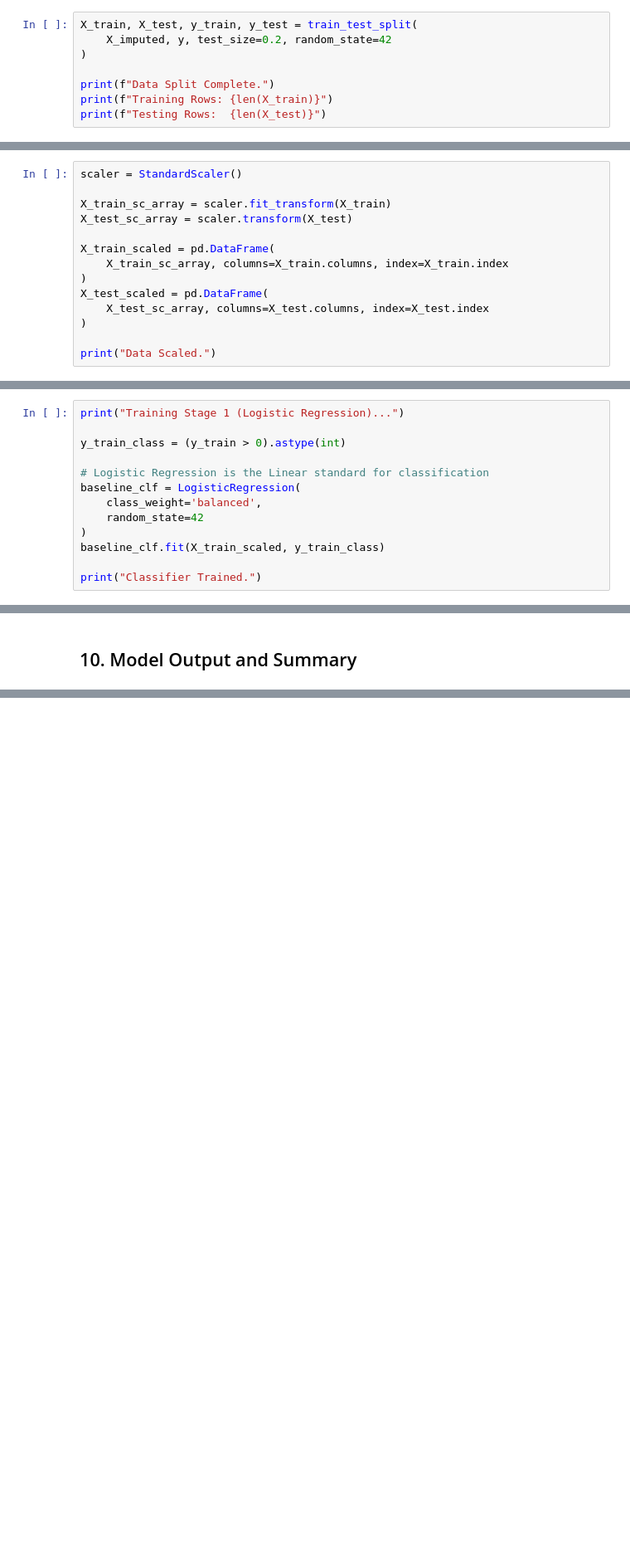
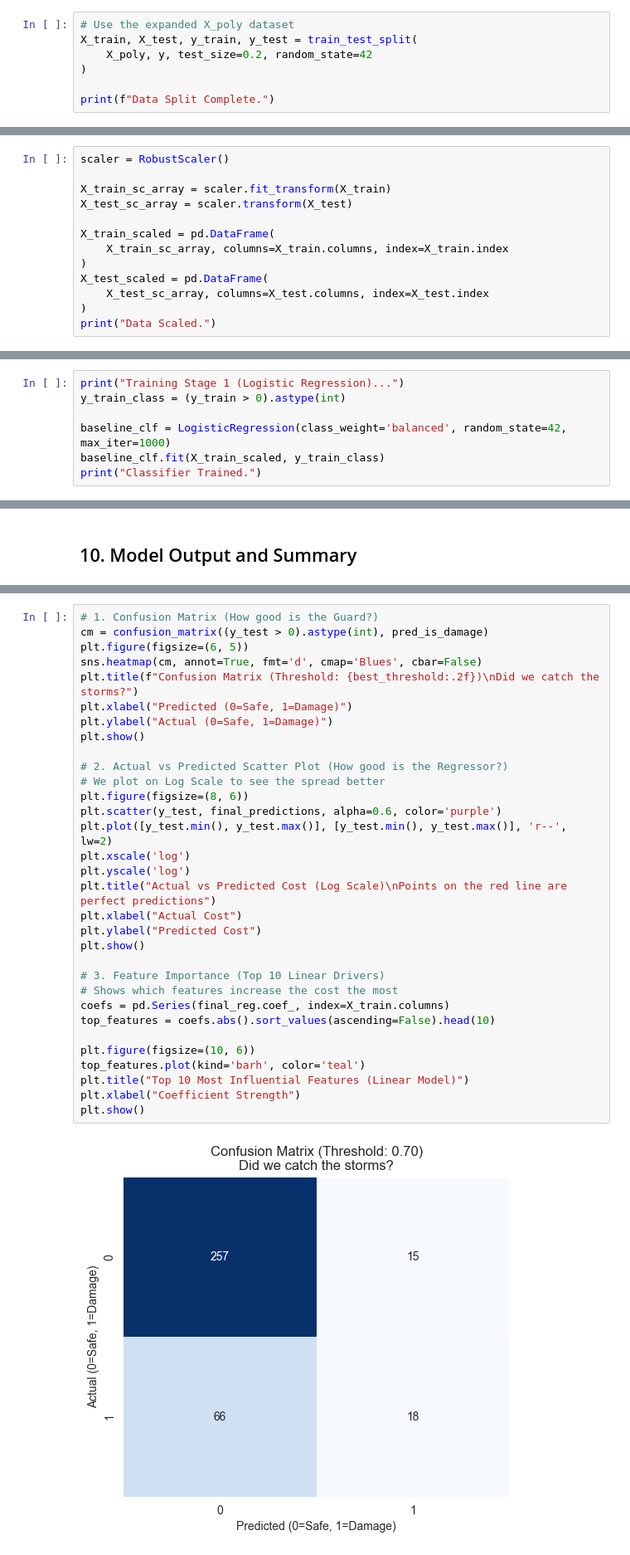
Before and after one commit to rachocr/Clustering-for-Post-Tropical-Cyclone-Impact-Profiling-in-the-Philippines, a Jupyter notebook: notebooks/Outcome Prediction/prediction_data_LR.ipynb, the cells around one changed output, grey strips where cells are left out. Shown at 83% size. Drawn from its saved outputs; the diff is of its cells as text; blank space fills up the shorter version.

```diff
--- a/notebooks/Outcome Prediction/prediction_data_LR.ipynb
+++ b/notebooks/Outcome Prediction/prediction_data_LR.ipynb
@@ -267,12 +127,11 @@ plt.show()
 # %% [markdown]
 ## 4. Train-Test Split
 # %%
+# Use the expanded X_poly dataset
 X_train, X_test, y_train, y_test = train_test_split(
-    X_imputed, y, test_size=0.2, random_state=42
+    X_poly, y, test_size=0.2, random_state=42
 )
 
 print(f"Data Split Complete.")
-print(f"Training Rows: {len(X_train)}")
-print(f"Testing Rows:  {len(X_test)}")
 # %% [output]
 Data Split Complete.
@@ -281,7 +138,7 @@ Testing Rows:  356
 # %% [markdown]
 ## 5. Feature Scaling
 # %%
-scaler = StandardScaler()
+scaler = RobustScaler()
 
 X_train_sc_array = scaler.fit_transform(X_train)
 X_test_sc_array = scaler.transform(X_test)
@@ -292,7 +149,6 @@ X_train_scaled = pd.DataFrame(
 X_test_scaled = pd.DataFrame(
     X_test_sc_array, columns=X_test.columns, index=X_test.index
 )
-
 print("Data Scaled.")
 # %% [output]
 Data Scaled.
@@ -300,16 +156,10 @@ Data Scaled.
 ## 6. Basic Linear Regression Model Training
 # %%
 print("Training Stage 1 (Logistic Regression)...")
-
 y_train_class = (y_train > 0).astype(int)
 
-# Logistic Regression is the Linear standard for classification
-baseline_clf = LogisticRegression(
-    class_weight='balanced',
-    random_state=42
-)
+baseline_clf = LogisticRegression(class_weight='balanced', random_state=42, max_iter=1000)
 baseline_clf.fit(X_train_scaled, y_train_class)
-
 print("Classifier Trained.")
 # %% [output]
 Training Stage 1 (Logistic Regression)...
@@ -438,0 +275,34 @@ print(f"\n✅ Zero-Cost Accuracy: {zeros_correct}/{zeros_mask.sum()}")
+# %%
+# 1. Confusion Matrix (How good is the Guard?)
+cm = confusion_matrix((y_test > 0).astype(int), pred_is_damage)
+plt.figure(figsize=(6, 5))
+sns.heatmap(cm, annot=True, fmt='d', cmap='Blues', cbar=False)
+plt.title(f"Confusion Matrix (Threshold: {best_threshold:.2f})\nDid we catch the storms?")
+plt.xlabel("Predicted (0=Safe, 1=Damage)")
+plt.ylabel("Actual (0=Safe, 1=Damage)")
+plt.show()
+
+# 2. Actual vs Predicted Scatter Plot (How good is the Regressor?)
+# We plot on Log Scale to see the spread better
+plt.figure(figsize=(8, 6))
+plt.scatter(y_test, final_predictions, alpha=0.6, color='purple')
+plt.plot([y_test.min(), y_test.max()], [y_test.min(), y_test.max()], 'r--', lw=2)
+plt.xscale('log')
+plt.yscale('log')
+plt.title("Actual vs Predicted Cost (Log Scale)\nPoints on the red line are perfect predictions")
+plt.xlabel("Actual Cost")
+plt.ylabel("Predicted Cost")
+plt.show()
+
+# 3. Feature Importance (Top 10 Linear Drivers)
+# Shows which features increase the cost the most
+coefs = pd.Series(final_reg.coef_, index=X_train.columns)
+top_features = coefs.abs().sort_values(ascending=False).head(10)
+
+plt.figure(figsize=(10, 6))
+top_features.plot(kind='barh', color='teal')
+plt.title("Top 10 Most Influential Features (Linear Model)")
+plt.xlabel("Coefficient Strength")
+plt.show()
+# %% [output]
+[figure, added]
```
Also changed, not shown: parts of 16 cells of this notebook, 1 other file.
